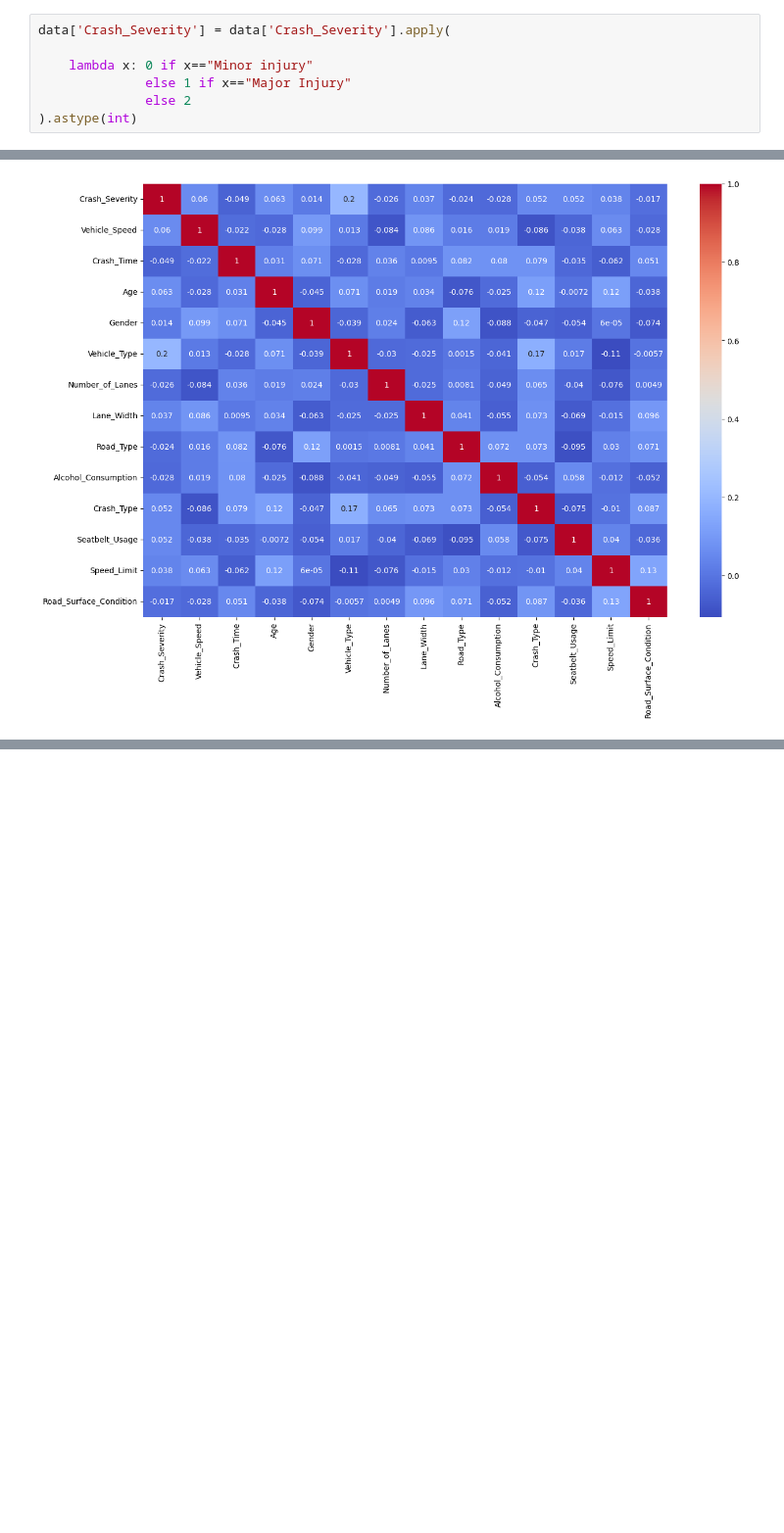
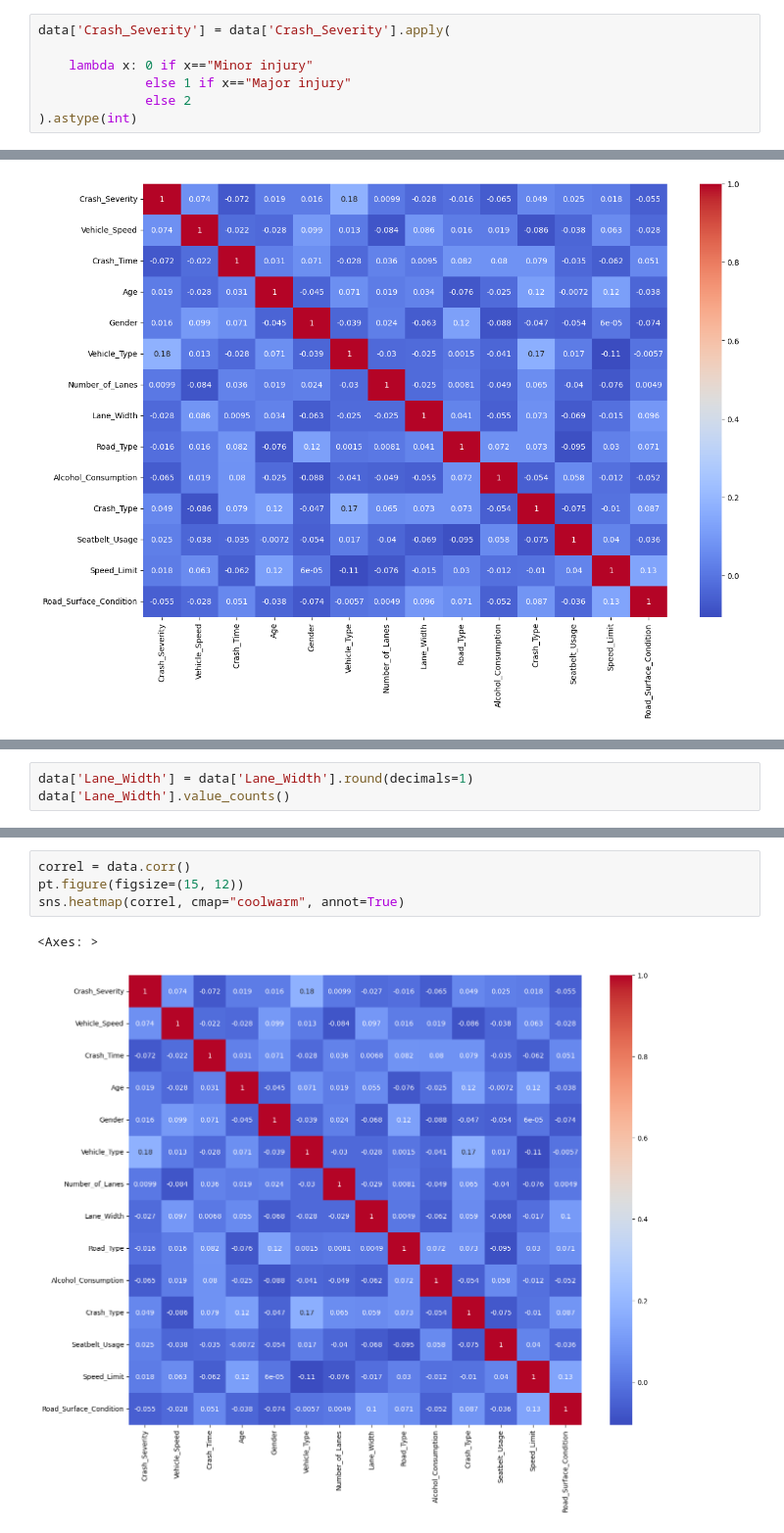
Before and after one commit to T-SarvesH/DataQuest-ML, a Jupyter notebook: index.ipynb, the cells around one changed output, grey strips where cells are left out. Shown at 98% size. Cells and saved outputs as stored; diff of their text form; blank space fills up the shorter version.

```diff
--- a/index.ipynb
+++ b/index.ipynb
@@ -90,7 +90,7 @@ dtype('O')
 data['Crash_Severity'] = data['Crash_Severity'].apply(
 
     lambda x: 0 if x=="Minor injury"
-              else 1 if x=="Major Injury"
+              else 1 if x=="Major injury"
               else 2
 ).astype(int)
 # %%
@@ -307,0 +319,3 @@ np.float64(-0.017195436249022665)
+# %%
+data['Lane_Width'] = data['Lane_Width'].round(decimals=1)
+data['Lane_Width'].value_counts()
@@ -307,0 +347,7 @@ np.float64(-0.017195436249022665)
+# %%
+correl = data.corr()
+pt.figure(figsize=(15, 12))
+sns.heatmap(correl, cmap="coolwarm", annot=True)
+# %% [output]
+<Axes: >
+[figure, added]
```
Also changed, not shown: parts of 10 cells of this notebook.
